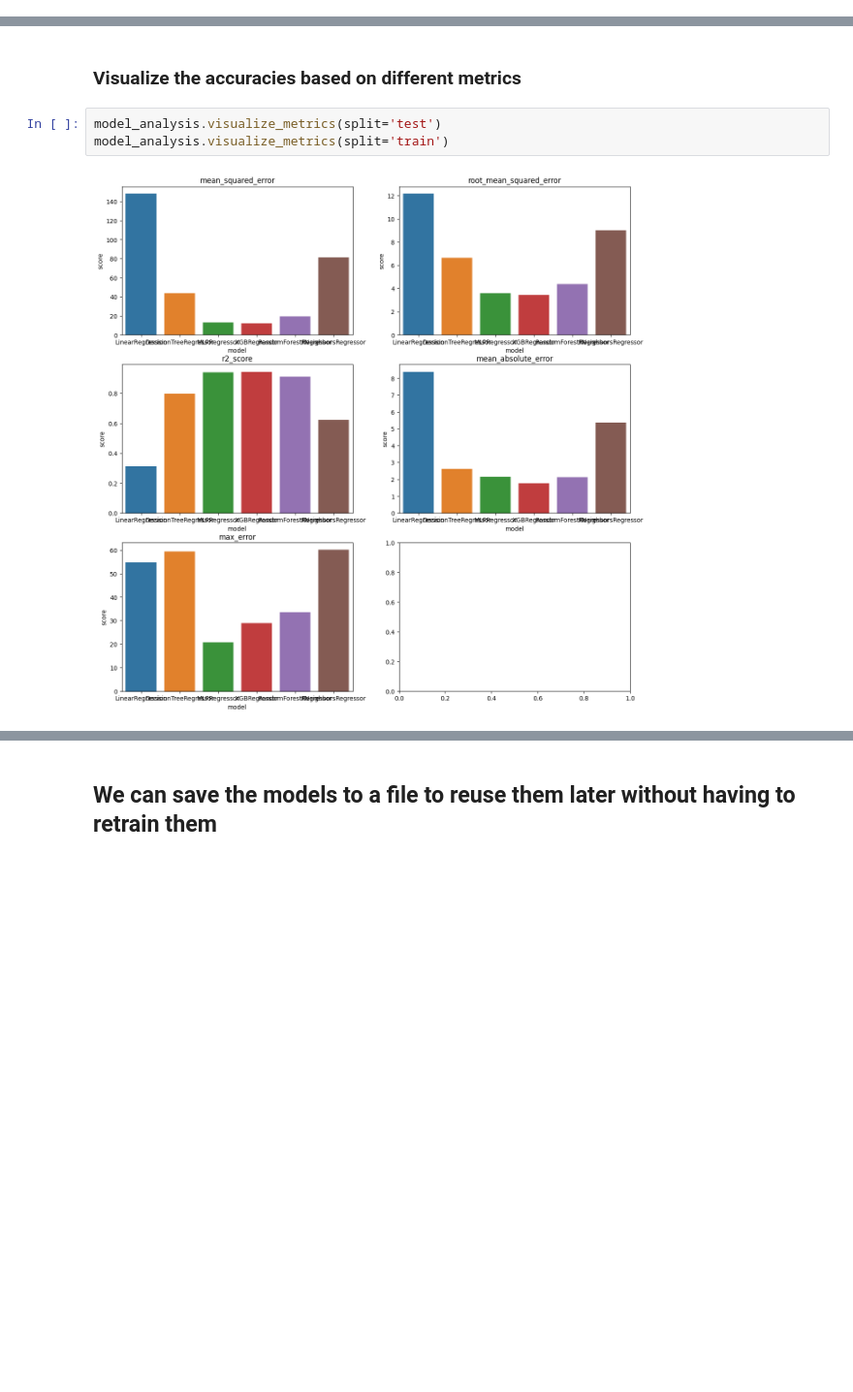
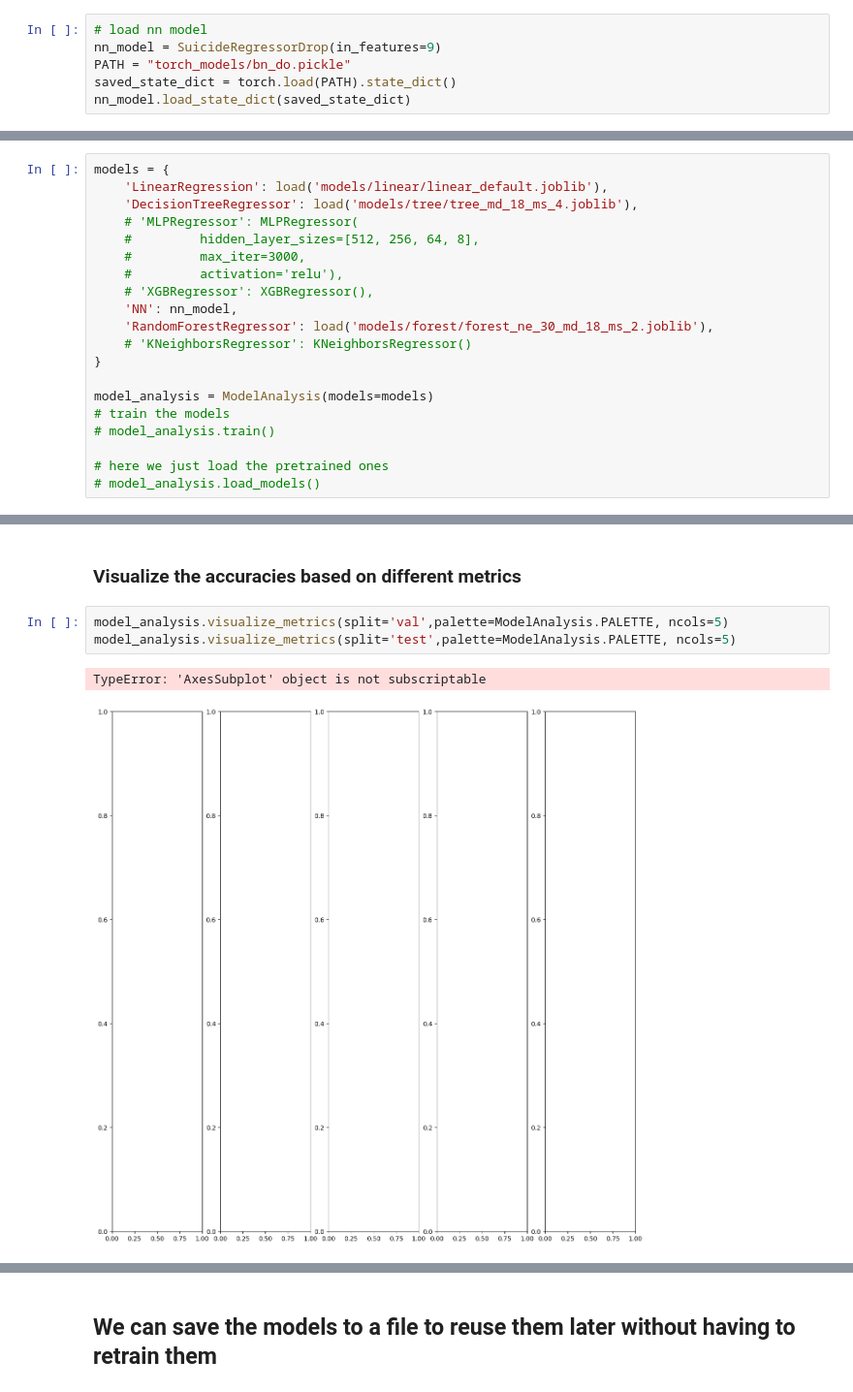
Before and after one commit to MarcelRosier/bdp_project, a Jupyter notebook: mental_health/model_analysis_showcase.ipynb, the cells around one changed output, grey strips where cells are left out. Shown at 97% size. Saved outputs shown, nothing was run; the diff lists cells and outputs as text; blank space fills up the shorter version.

Commit message:
- improved metrics vis - added comp for nn

```diff
--- a/mental_health/model_analysis_showcase.ipynb
+++ b/mental_health/model_analysis_showcase.ipynb
@@ -22,0 +10,6 @@ Fitting KNeighborsRegressor
+# %%
+# load nn model
+nn_model = SuicideRegressorDrop(in_features=9)
+PATH = "torch_models/bn_do.pickle"
+saved_state_dict = torch.load(PATH).state_dict()
+nn_model.load_state_dict(saved_state_dict)
@@ -23,3 +18,23 @@ Fitting KNeighborsRegressor
+# %%
+models = {
+    'LinearRegression': load('models/linear/linear_default.joblib'),
+    'DecisionTreeRegressor': load('models/tree/tree_md_18_ms_4.joblib'),
+    # 'MLPRegressor': MLPRegressor(
+    #         hidden_layer_sizes=[512, 256, 64, 8],
+    #         max_iter=3000,
+    #         activation='relu'),
+    # 'XGBRegressor': XGBRegressor(),
+    'NN': nn_model,
+    'RandomForestRegressor': load('models/forest/forest_ne_30_md_18_ms_2.joblib'),
+    # 'KNeighborsRegressor': KNeighborsRegressor()
+}
+
+model_analysis = ModelAnalysis(models=models)
+# train the models
+# model_analysis.train()
+
+# here we just load the pretrained ones
+# model_analysis.load_models()
 # %%
 # make predictions for all trained models
 # the results are stored in the model_analysis class
@@ -70,7 +89,8 @@ model_analysis.visualize_predictions(sample_range=(100,132), split='test')
 # %% [markdown]
 ### Visualize the accuracies based on different metrics
 # %%
-model_analysis.visualize_metrics(split='test')
-model_analysis.visualize_metrics(split='train')
+model_analysis.visualize_metrics(split='val',palette=ModelAnalysis.PALETTE, ncols=5)
+model_analysis.visualize_metrics(split='test',palette=ModelAnalysis.PALETTE, ncols=5)
 # %% [output]
+TypeError: 'AxesSubplot' object is not subscriptable
-[figure, old version]
+[figure, new version]
```
Also changed, not shown: parts of 10 cells of this notebook, 1 other file.
